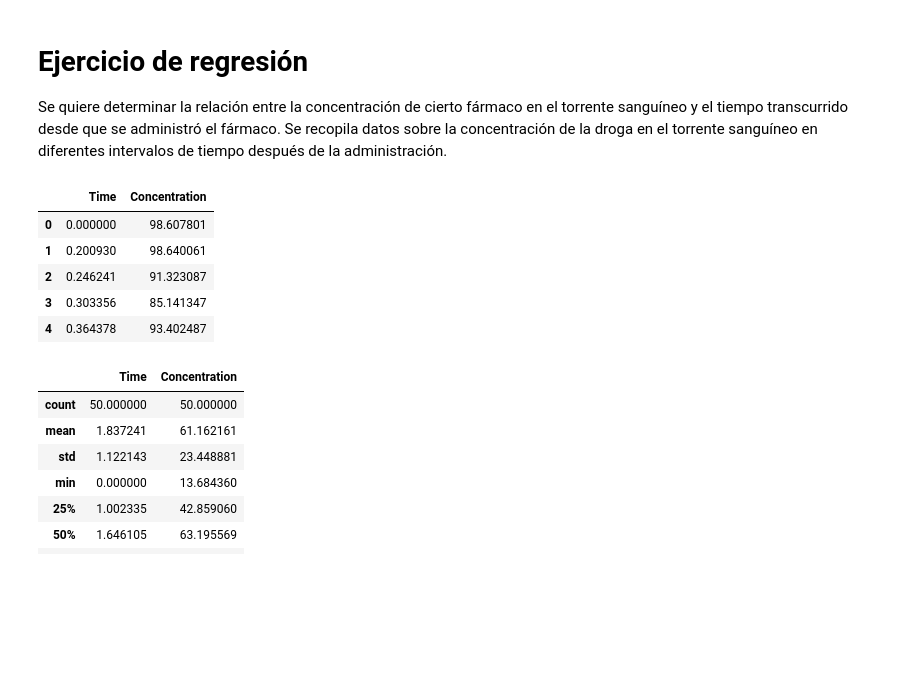
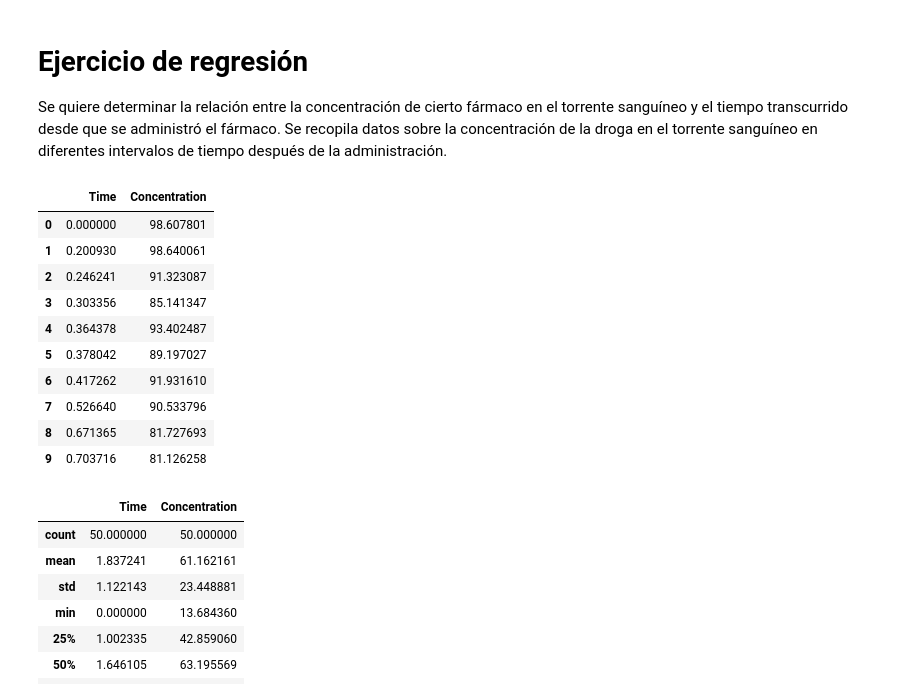
Before and after one commit to manoloacademia/aprMaqI_CEIA, a Jupyter notebook: clase2/jupyter_notebooks/regresion.ipynb, the cells around one changed output. Saved outputs shown, nothing was run; the diff lists cells and outputs as text; code cells hidden in the pictures; blank space fills up the shorter version.

```diff
--- a/clase2/jupyter_notebooks/regresion.ipynb
+++ b/clase2/jupyter_notebooks/regresion.ipynb
@@ -10,14 +10,19 @@ sns.set()
 Se quiere determinar la relación entre la concentración de cierto fármaco en el torrente sanguíneo y el tiempo transcurrido desde que se administró el fármaco. Se recopila datos sobre la concentración de la droga en el torrente sanguíneo en diferentes intervalos de tiempo después de la administración.
 # %%
 dataset = pd.read_csv("datasets/drug.csv") # cargando los datos desde un csv
-dataset.head()
+dataset.head(10)
 # %% [output]
 |  | Time | Concentration |
 | 0 | 0.000000 | 98.607801 |
 | 1 | 0.200930 | 98.640061 |
 | 2 | 0.246241 | 91.323087 |
 | 3 | 0.303356 | 85.141347 |
 | 4 | 0.364378 | 93.402487 |
+| 5 | 0.378042 | 89.197027 |
+| 6 | 0.417262 | 91.931610 |
+| 7 | 0.526640 | 90.533796 |
+| 8 | 0.671365 | 81.727693 |
+| 9 | 0.703716 | 81.126258 |
 # %%
 dataset.describe()
 # %% [output]
```
Also changed, not shown: parts of 12 cells of this notebook, 2 other files.
